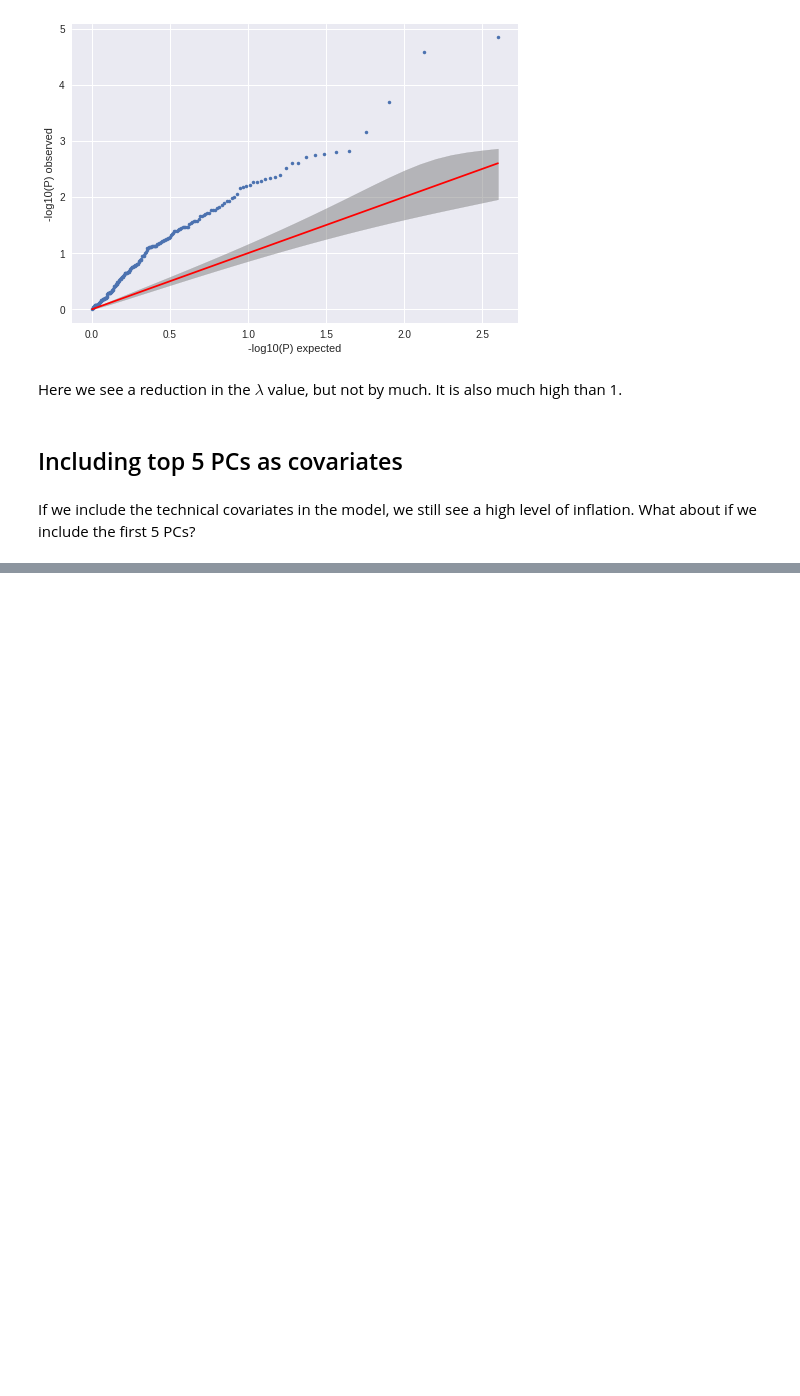
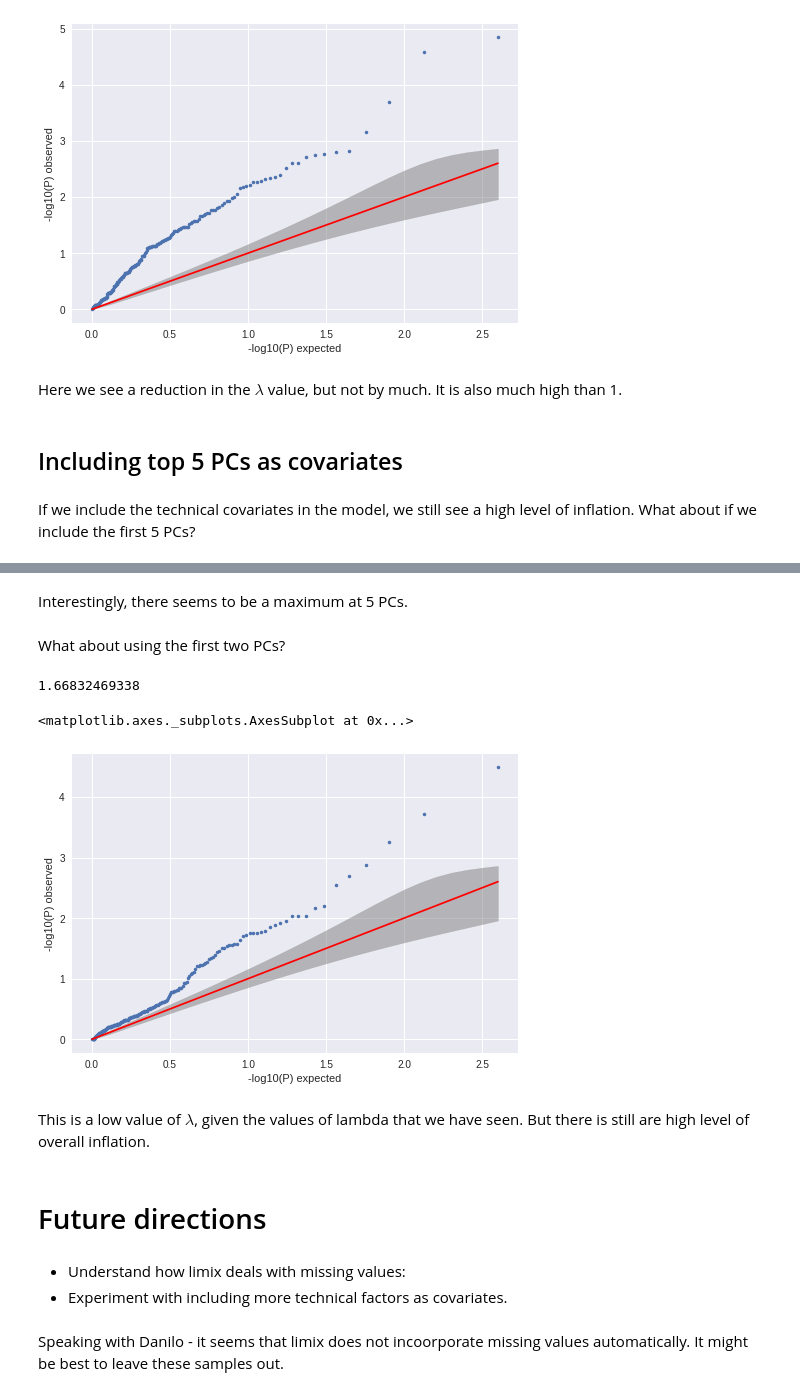
Before and after one commit to willgdjones/GTEx, a Jupyter notebook: notebooks/daily/23-05-17-include-confounders-in-association-analysis.ipynb, the cells around one changed output, grey strips where cells are left out. Saved outputs shown, nothing was run; the diff lists cells and outputs as text; code cells hidden in the pictures; blank space fills up the shorter version.

```diff
--- a/notebooks/daily/23-05-17-include-confounders-in-association-analysis.ipynb
+++ b/notebooks/daily/23-05-17-include-confounders-in-association-analysis.ipynb
@@ -220,0 +285,39 @@ This doesn't seem to work at all.
+# %% [markdown]
+Interestingly, there seems to be a maximum at 5 PCs.
+# %% [markdown]
+What about using the first two PCs?
+# %%
+from sklearn.decomposition import PCA
+from limix.plot import qqplot
+from limix.qtl import qtl_test_lmm
+
+k = 2
+feature = 0
+pca = PCA(n_components=k)
+pca_transform = pca.fit_transform(filt_expression)
+pca_transform.shape
+test_cov = np.ones(shape=(274,k + 1))
+
+test_cov[:,1:] = pca_transform
+
+single_feature = filt_features[:,feature].copy()
+res = qtl_test_lmm(single_feature, filt_expression.astype(float), covs=test_cov)
+pvalues = res.getPv()
+
+lim_pvalues = res.getPv().flatten()
+lamb = estimate_lambda(lim_pvalues)
+print (lamb)
+qqplot(lim_pvalues)
+# %% [output]
+1.66832469338
+<matplotlib.axes._subplots.AxesSubplot at 0x...>
+[figure, added]
+# %% [markdown]
+This is a low value of $\lambda$, given the values of lambda that we have seen. But there is still are high level of overall inflation.
+# %% [markdown]
+# Future directions
+# %% [markdown]
+- Understand how limix deals with missing values:
+- Experiment with including more technical factors as covariates.
+# %% [markdown]
+Speaking with Danilo - it seems that limix does not incoorporate missing values automatically. It might be best to leave these samples out.
```
Also changed, not shown: parts of 11 cells of this notebook.
